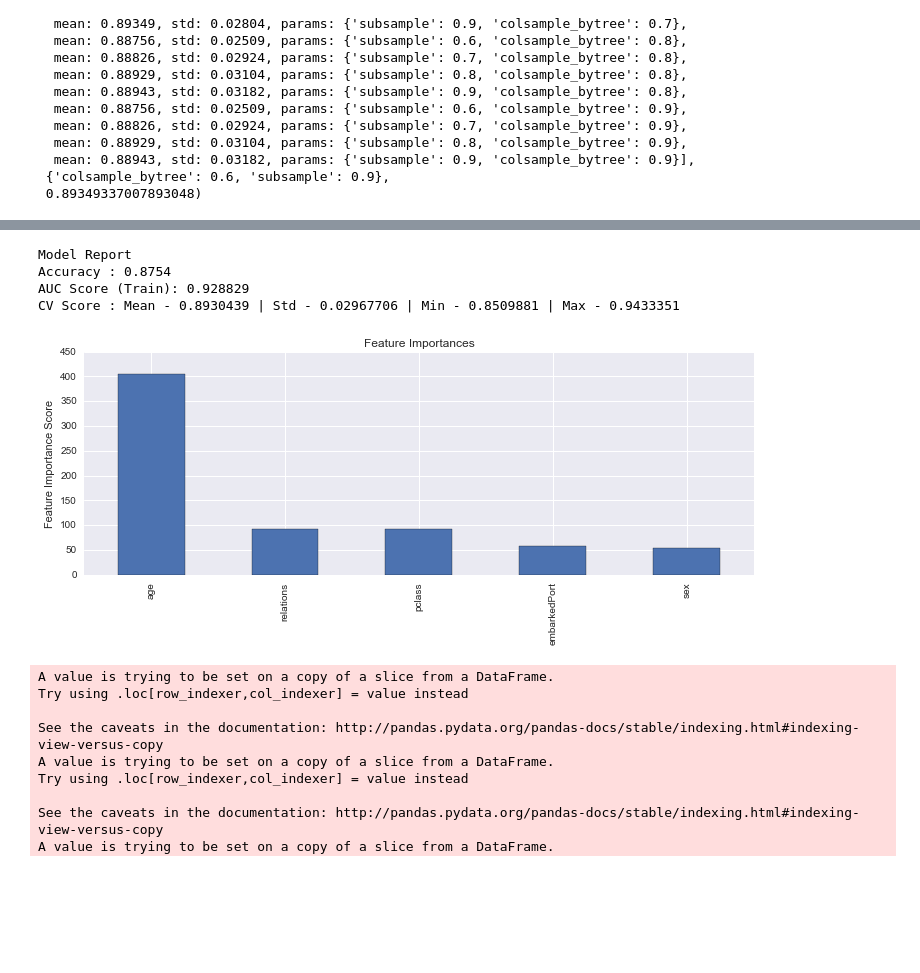
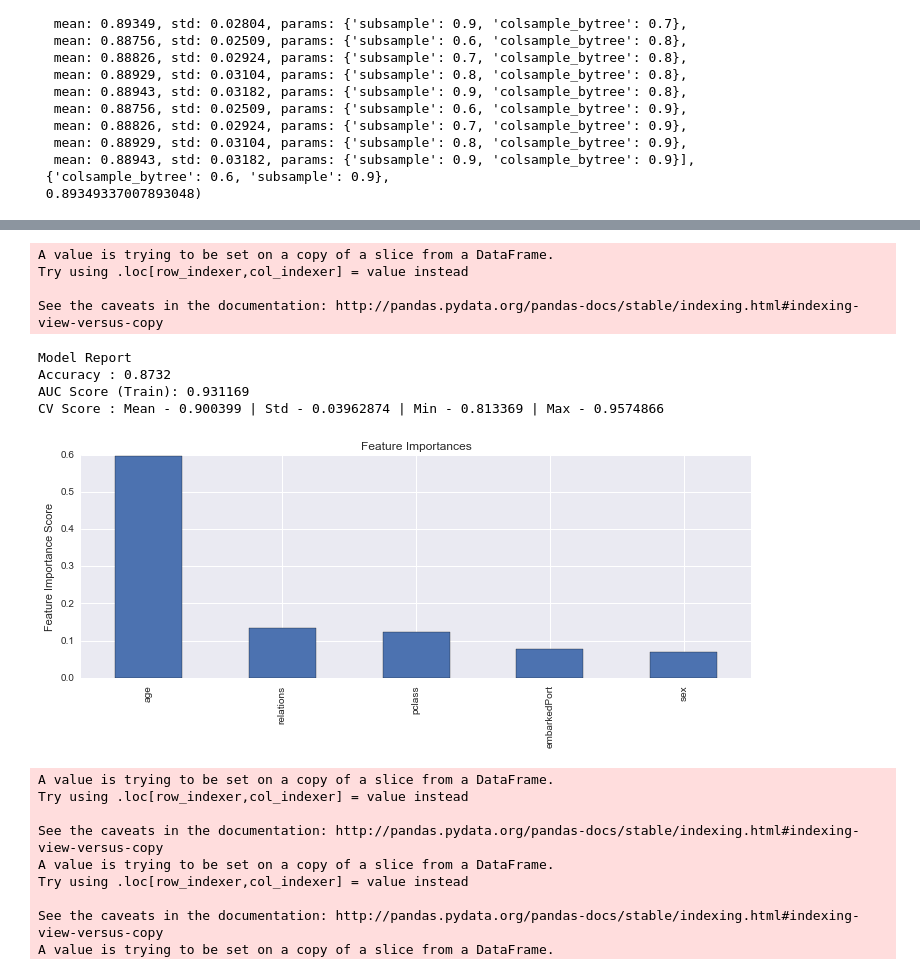
Before and after one commit to svjt78/Titanic-Predictive-Analytics-with-Kaggle-Dataset, a Jupyter notebook: Titanic-Predictive-Model-with-Kaggle_dataset.ipynb, the cells around one changed output, grey strips where cells are left out. Cells and saved outputs as stored; diff of their text form; code cells hidden in the pictures; blank space fills up the shorter version.

```diff
--- a/Titanic-Predictive-Model-with-Kaggle_dataset.ipynb
+++ b/Titanic-Predictive-Model-with-Kaggle_dataset.ipynb
@@ -1092,0 +1265,6 @@ Cross-Validation Score : 80.583%
+# %%
+# Check for different n_estimators
+predictors = [x for x in df2.columns if x not in [response, IDcol, CabinID]]
+rfm0 = RandomForestClassifier(n_estimators =250,  oob_score = "TRUE", n_jobs = -1,
+    random_state =10, max_features = 4, max_depth = 9, min_samples_split = 20, min_samples_leaf = 5)
+modelfit(rfm0, df2, predictors)
@@ -1171,7 +1359,7 @@ CabinID = 'CabinID'
 # %%
 #define a function which will help us create GBM models and perform cross-validation.
 
-def modelfit(alg, dtrain, predictors, performCV=True, printFeatureImportance=True, cv_folds=5):
+def modelfit(alg, dtrain, predictors, performCV=True, printFeatureImportance=True, cv_folds=10):
     #Fit the algorithm on the data
 
     dtrain['survived'] = label_binarize(dtrain['survived'], classes=[0, 1, 2])
@@ -1416,7 +1604,7 @@ CV Score : Mean - 0.8872823 | Std - 0.02699136 | Min - 0.8545455 | Max - 0.93611
 #Check model score
 #Increase the n_estimators to 500
 predictors = [x for x in df2.columns if x not in [response, IDcol, CabinID]]
-gbm0 = GradientBoostingClassifier(learning_rate=0.01, n_estimators=700,max_depth=10,min_samples_split=70, min_samples_leaf=20, subsample=0.6, random_state=10, max_features=5)
+gbm0 = GradientBoostingClassifier(learning_rate=0.01, n_estimators=690,max_depth=10,min_samples_split=70, min_samples_leaf=20, subsample=0.6, random_state=10, max_features=5)
 
 modelfit(gbm0, df2, predictors)
 # %% [output]
@@ -1458,7 +1646,7 @@ CabinID = 'CabinID'
 # %%
 #Define a function which will help us create XGBoost models and perform cross-validation.
 
-def modelfit(alg, dtrain, predictors,useTrainCV=True, cv_folds=5, early_stopping_rounds=20):
+def modelfit(alg, dtrain, predictors,useTrainCV=True, cv_folds=10, early_stopping_rounds=20):
 
     if useTrainCV:
         xgb_param = alg.get_xgb_params()
@@ -1811,28 +1999,32 @@ CV Score : Mean - 0.8872552 | Std - 0.02780342 | Min - 0.852108 | Max - 0.934430
 # %%
 #Do some permu combi with learning rate and n_estimators and track the scores
 predictors = [x for x in df2.columns if x not in [response, IDcol, CabinID]]
 xgb1 = XGBClassifier(
- learning_rate =0.1,
- n_estimators=1000,
+ learning_rate =0.01,
+ n_estimators=695,
  max_depth=10,
  min_child_weight=4,
  gamma=0.2,
  subsample=0.7,
  colsample_bytree=0.6,
  objective= 'binary:logistic',
  nthread=4,
  scale_pos_weight=1,
  silent = 0,
  #reg_alpha = 1e-10,
  #reg_lambda = 0.002,
  seed=10)
 modelfit(xgb1, df2, predictors)
 # %% [output]
-Model Report
-Accuracy : 0.8754
-AUC Score (Train): 0.928829
-CV Score : Mean - 0.8930439 | Std - 0.02967706 | Min - 0.8509881 | Max - 0.9433351
+A value is trying to be set on a copy of a slice from a DataFrame.
+Try using .loc[row_indexer,col_indexer] = value instead
+
+See the caveats in the documentation: http://pandas.pydata.org/pandas-docs/stable/indexing.html#indexing-view-versus-copy
+Model Report
+Accuracy : 0.8732
+AUC Score (Train): 0.931169
+CV Score : Mean - 0.900399 | Std - 0.03962874 | Min - 0.813369 | Max - 0.9574866
-[figure, old version]
+[figure, new version]
 # %%
 #Extract the test data and standardize as per the model input data
 df_test = pd.read_csv("/Users/suvojitdutta/Documents/PYTHON/Files/Titanic/kaggle_test.csv", encoding = "ISO-8859-1", error_bad_lines=False)
```
Also changed, not shown: parts of 31 cells of this notebook.
